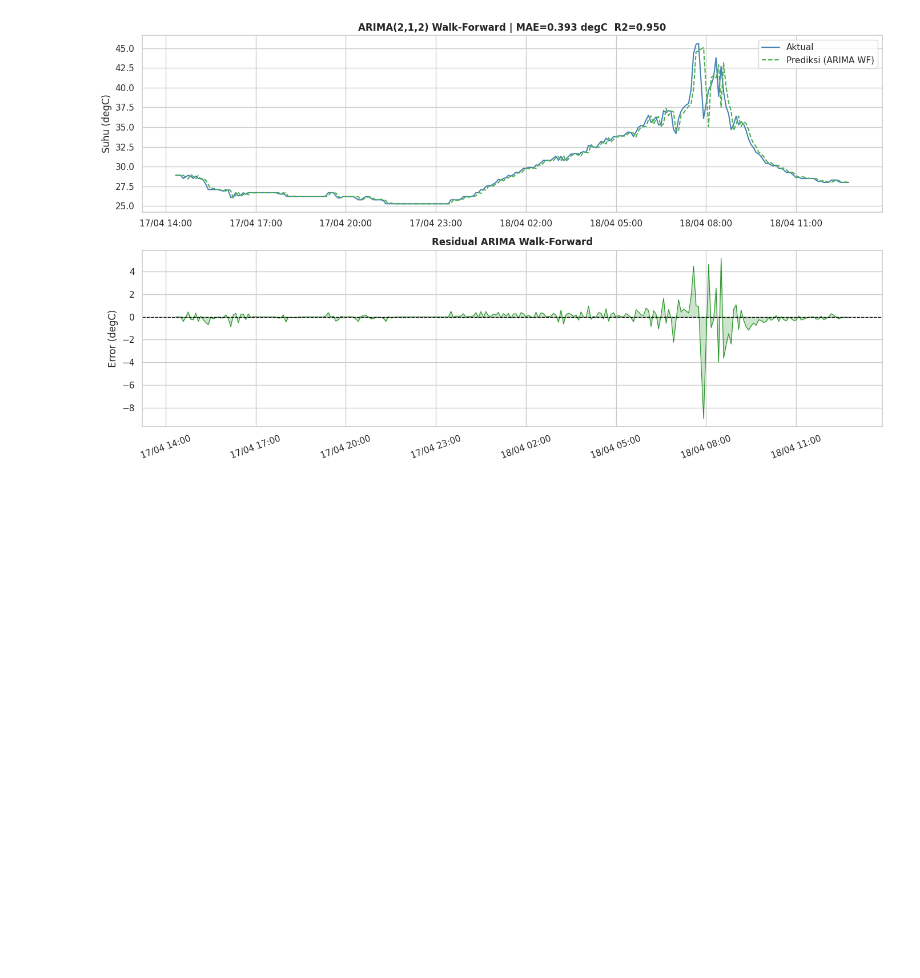
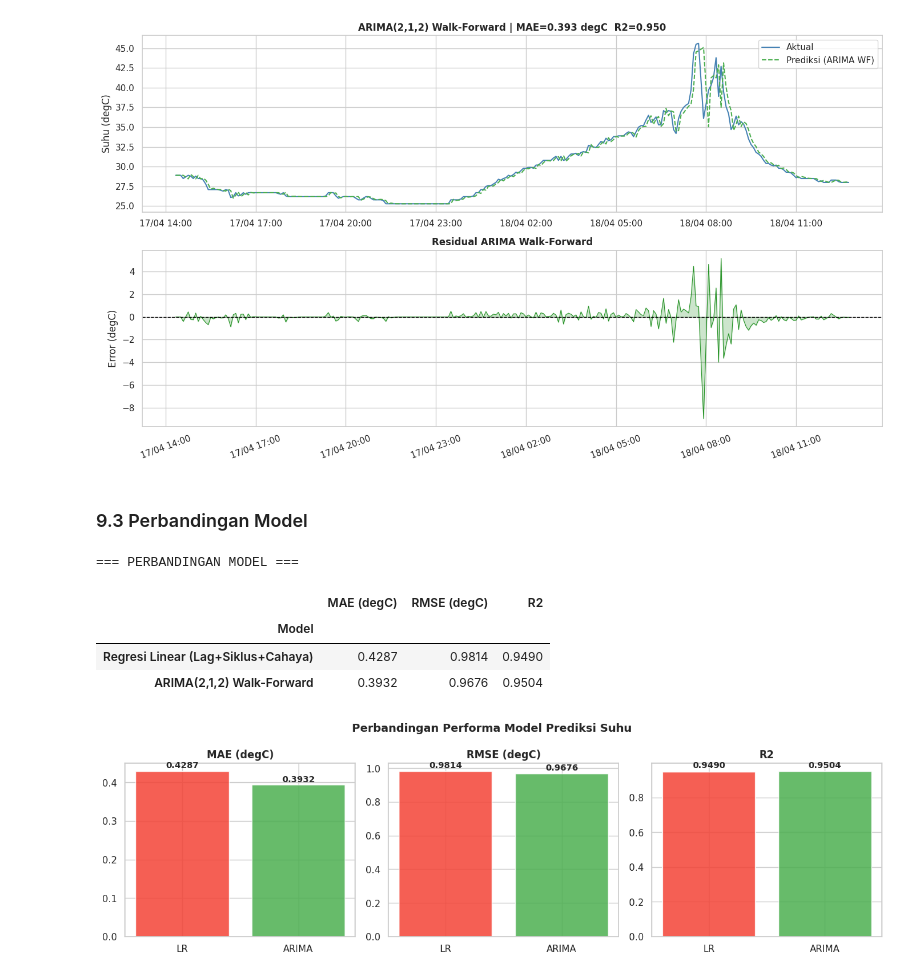
Before and after one commit to delafajarmulia/suhu-detector-ai, a Jupyter notebook: weather_analysis_2.ipynb, the cells around one changed output. Saved outputs shown, nothing was run; the diff lists cells and outputs as text; code cells hidden in the pictures; blank space fills up the shorter version.

Commit message:
add: model comparasion

```diff
--- a/weather_analysis_2.ipynb
+++ b/weather_analysis_2.ipynb
@@ -894,3 +894,37 @@ Fitting walk-forward ARIMA(2,1,2)... harap tunggu...
   RMSE : 0.9676 degC
   R2   : 0.9504
 [figure]
+# %% [markdown]
+### 9.3 Perbandingan Model
+# %%
+comparison = pd.DataFrame({
+    'Model'      : ['Regresi Linear (Lag+Siklus+Cahaya)', 'ARIMA(2,1,2) Walk-Forward'],
+    'MAE (degC)' : [mae_lr, mae_ar],
+    'RMSE (degC)': [rmse_lr, rmse_ar],
+    'R2'         : [r2_lr, r2_ar],
+}).set_index('Model')
+
+print('=== PERBANDINGAN MODEL ===')
+display(comparison.round(4))
+
+fig, axes = plt.subplots(1, 3, figsize=(13, 4))
+for ax, metric in zip(axes, ['MAE (degC)', 'RMSE (degC)', 'R2']):
+    vals = comparison[metric]
+    bars = ax.bar(range(len(vals)), vals.values,
+                  color=['#F44336','#4CAF50'], edgecolor='white', alpha=0.85)
+    ax.set_xticks(range(len(vals)))
+    ax.set_xticklabels(['LR', 'ARIMA'], fontsize=11)
+    ax.set_title(metric, fontweight='bold')
+    for bar, val in zip(bars, vals.values):
+        ax.text(bar.get_x()+bar.get_width()/2, bar.get_height()*1.01,
+                f'{val:.4f}', ha='center', va='bottom', fontsize=10, fontweight='bold')
+
+plt.suptitle('Perbandingan Performa Model Prediksi Suhu', fontsize=13, fontweight='bold')
+plt.tight_layout(); plt.show()
+# %% [output]
+=== PERBANDINGAN MODEL ===
+|  | MAE (degC) | RMSE (degC) | R2 |
+| Model |  |  |  |
+| Regresi Linear (Lag+Siklus+Cahaya) | 0.4287 | 0.9814 | 0.9490 |
+| ARIMA(2,1,2) Walk-Forward | 0.3932 | 0.9676 | 0.9504 |
+[figure, added]
```
